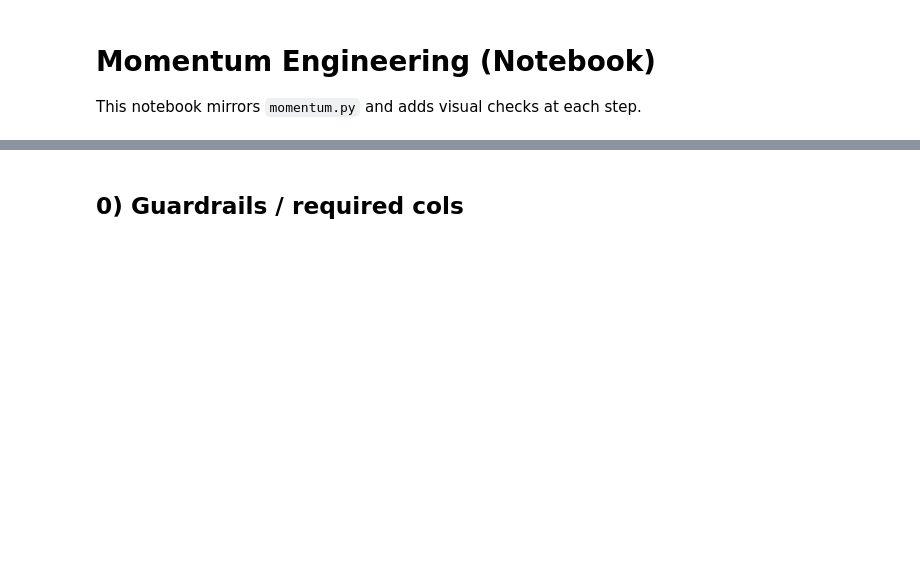
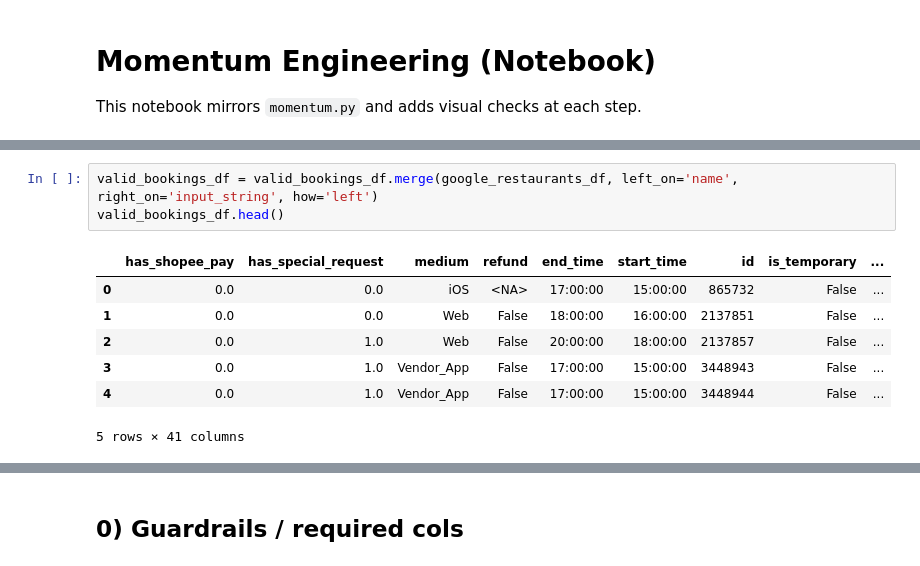
Before and after one commit to liyunling2/OPE, a Jupyter notebook: _2_feature_engineering+momentum/start/momentum.ipynb, the cells around one changed output, grey strips where cells are left out. Cells and saved outputs as stored; diff of their text form; blank space fills up the shorter version.

```diff
--- a/_2_feature_engineering+momentum/start/momentum.ipynb
+++ b/_2_feature_engineering+momentum/start/momentum.ipynb
@@ -15,0 +62,11 @@ valid_bookings_df.head()
+# %%
+valid_bookings_df = valid_bookings_df.merge(google_restaurants_df, left_on='name', right_on='input_string', how='left')
+valid_bookings_df.head()
+# %% [output]
+|  | has_shopee_pay | has_special_request | medium | refund | end_time | start_time | id | is_temporary | ... |
+| 0 | 0.0 | 0.0 | iOS | <NA> | 17:00:00 | 15:00:00 | 865732 | False | ... |
+| 1 | 0.0 | 0.0 | Web | False | 18:00:00 | 16:00:00 | 2137851 | False | ... |
+| 2 | 0.0 | 1.0 | Web | False | 20:00:00 | 18:00:00 | 2137857 | False | ... |
+| 3 | 0.0 | 1.0 | Vendor_App | False | 17:00:00 | 15:00:00 | 3448943 | False | ... |
+| 4 | 0.0 | 1.0 | Vendor_App | False | 17:00:00 | 15:00:00 | 3448944 | False | ... |
+5 rows × 41 columns
```
Also changed, not shown: parts of 20 cells of this notebook.
